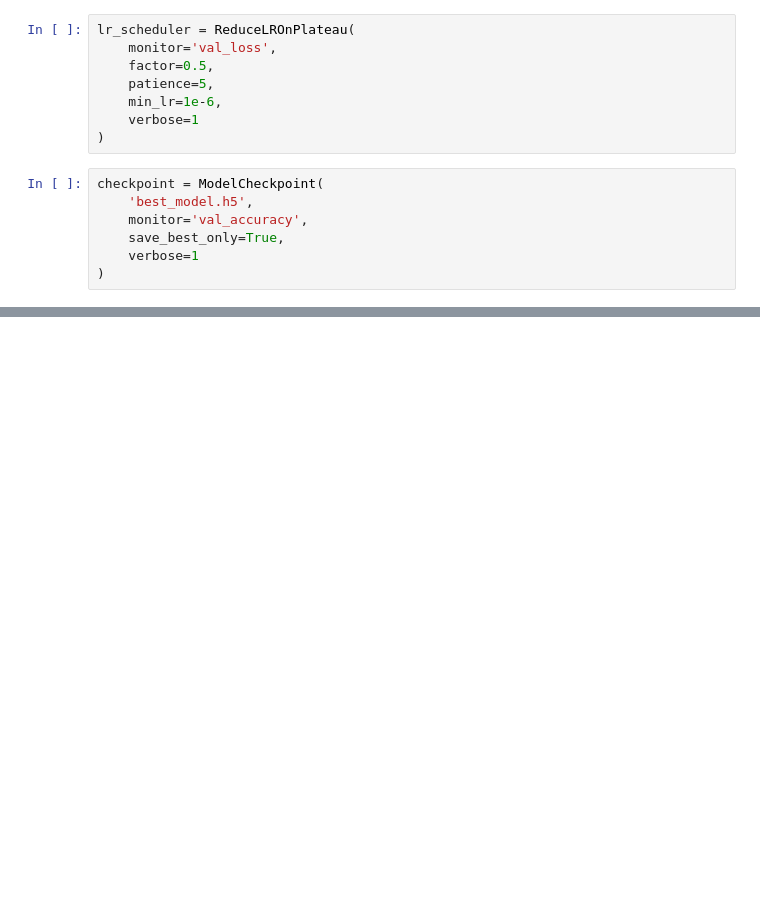
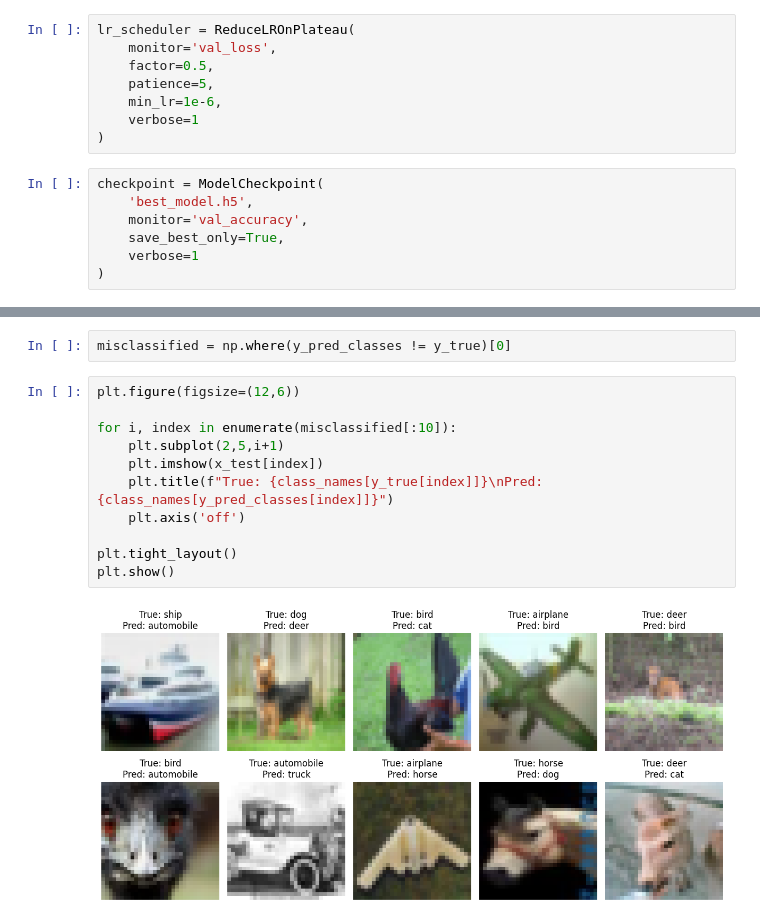
Before and after one commit to ashifa-1/CNN-CIFAR10, a Jupyter notebook: notebook.ipynb, the cells around one changed output, grey strips where cells are left out. Saved outputs shown, nothing was run; the diff lists cells and outputs as text; blank space fills up the shorter version.

```diff
--- a/notebook.ipynb
+++ b/notebook.ipynb
@@ -261,0 +381,15 @@ checkpoint = ModelCheckpoint(
+# %%
+misclassified = np.where(y_pred_classes != y_true)[0]
+# %%
+plt.figure(figsize=(12,6))
+
+for i, index in enumerate(misclassified[:10]):
+    plt.subplot(2,5,i+1)
+    plt.imshow(x_test[index])
+    plt.title(f"True: {class_names[y_true[index]]}\nPred: {class_names[y_pred_classes[index]]}")
+    plt.axis('off')
+
+plt.tight_layout()
+plt.show()
+# %% [output]
+[figure, added]
```
Also changed, not shown: parts of 9 cells of this notebook.
